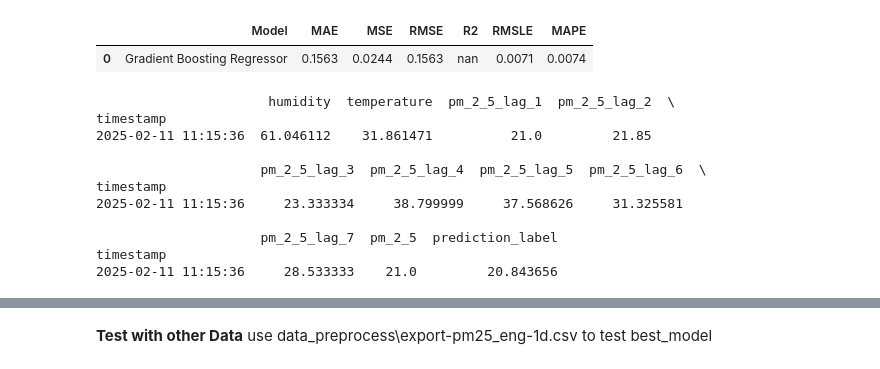
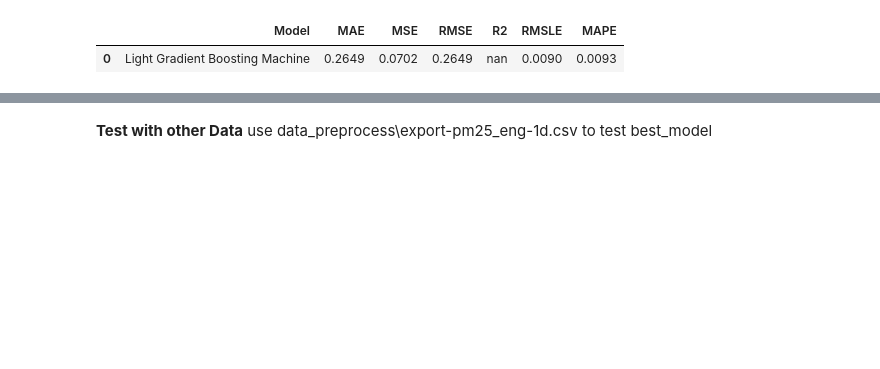
Before and after one commit to Masahiro-No/pm_2_5_project, a Jupyter notebook: test_regression2.ipynb, the cells around one changed output, grey strips where cells are left out. Saved outputs shown, nothing was run; the diff lists cells and outputs as text; code cells hidden in the pictures; blank space fills up the shorter version.

```diff
--- a/test_regression2.ipynb
+++ b/test_regression2.ipynb
@@ -6,5 +6,8 @@ from pycaret.regression import *
 # Load your dataset
 df = pd.read_csv("data_preprocess\export-pm25_eng-1h.csv", parse_dates=["timestamp"], index_col="timestamp")
 df = df.sort_values(by="timestamp")
+df['dayofweek'] = df.index.dayofweek
+df['month'] = df.index.month
+df['day'] = df.index.day
 df.head()
 # %% [output]
@@ -52,0 +50,5 @@ sns.boxplot(df["pm_2_5"])  # Check for outliers
+# %%
+compare_data = df[-7:]  # Last 7 known values
+compare_data
+df = df[:-7]
+compare_data
@@ -148,25 +170,14 @@ predict_model(best_model,data=df)  # Train the best model on the entire dataset
 # %%
 # Get the last row (most recent data point)
 latest_data = df.iloc[-1:].copy()
 
 # Shift lag features forward by 1 day
 for lag in range(1, 8):
     latest_data[f'pm_2_5_lag_{lag}'] = df['pm_2_5'].iloc[-lag]
 
 # Make predictions
 future_pred = predict_model(best_model, data=latest_data)
-print(future_pred)
+future_pred
 # %% [output]
 |  | Model | MAE | MSE | RMSE | R2 | RMSLE | MAPE |
-| 0 | Gradient Boosting Regressor | 0.1563 | 0.0244 | 0.1563 | nan | 0.0071 | 0.0074 |
+| 0 | Light Gradient Boosting Machine | 0.2649 | 0.0702 | 0.2649 | nan | 0.0090 | 0.0093 |
-                      humidity  temperature  pm_2_5_lag_1  pm_2_5_lag_2  \
-timestamp
-2025-02-11 11:15:36  61.046112    31.861471          21.0         21.85
-
-                     pm_2_5_lag_3  pm_2_5_lag_4  pm_2_5_lag_5  pm_2_5_lag_6  \
-timestamp
-2025-02-11 11:15:36     23.333334     38.799999     37.568626     31.325581
-
-                     pm_2_5_lag_7  pm_2_5  prediction_label
-timestamp
-2025-02-11 11:15:36     28.533333    21.0         20.843656
```
Also changed, not shown: parts of 30 cells of this notebook, 4 other files.
